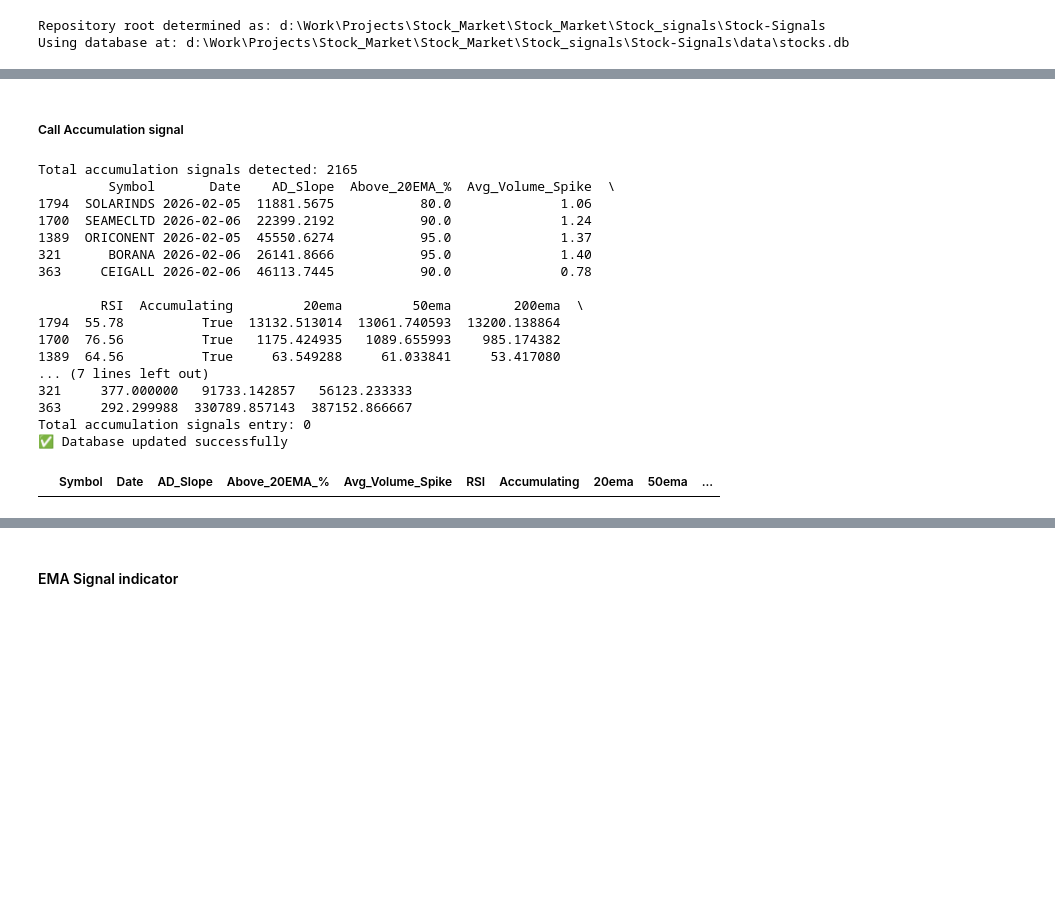
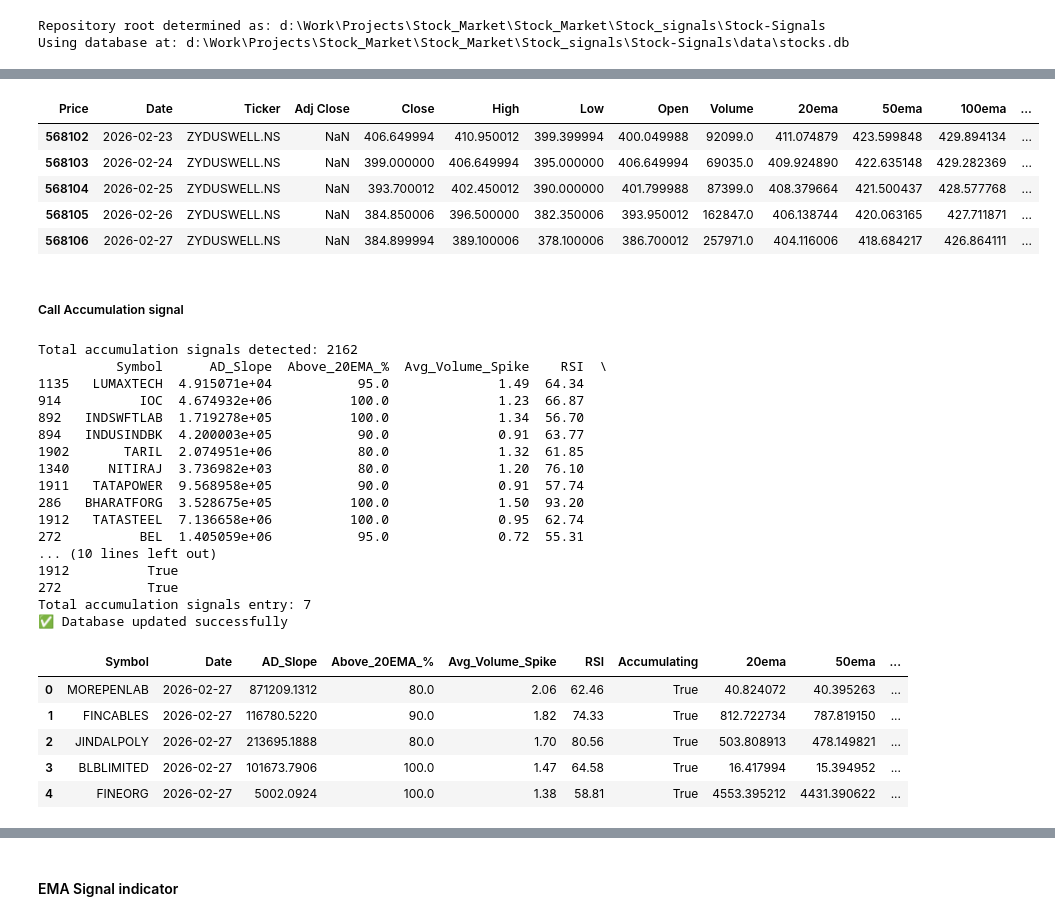
Before and after one commit to Deepak-Chaturvedi/Stock-Signals, a Jupyter notebook: notebooks/Stock_signals_execution_daily.ipynb, the cells around one changed output, grey strips where cells are left out. Drawn from its saved outputs; the diff is of its cells as text; code cells hidden in the pictures; blank space fills up the shorter version.

```diff
--- a/notebooks/Stock_signals_execution_daily.ipynb
+++ b/notebooks/Stock_signals_execution_daily.ipynb
@@ -127,3 +125,12 @@ d:\Work\Projects\Stock_Market\Stock_Market\Stock_signals\Stock-Signals\data\stoc
+# %%
+stock_df.tail()
+# %% [output]
+| Price | Date | Ticker | Adj Close | Close | High | Low | Open | Volume | 20ema | 50ema | 100ema | ... |
+| 568102 | 2026-02-23 | ZYDUSWELL.NS | NaN | 406.649994 | 410.950012 | 399.399994 | 400.049988 | 92099.0 | 411.074879 | 423.599848 | 429.894134 | ... |
+| 568103 | 2026-02-24 | ZYDUSWELL.NS | NaN | 399.000000 | 406.649994 | 395.000000 | 406.649994 | 69035.0 | 409.924890 | 422.635148 | 429.282369 | ... |
+| 568104 | 2026-02-25 | ZYDUSWELL.NS | NaN | 393.700012 | 402.450012 | 390.000000 | 401.799988 | 87399.0 | 408.379664 | 421.500437 | 428.577768 | ... |
+| 568105 | 2026-02-26 | ZYDUSWELL.NS | NaN | 384.850006 | 396.500000 | 382.350006 | 393.950012 | 162847.0 | 406.138744 | 420.063165 | 427.711871 | ... |
+| 568106 | 2026-02-27 | ZYDUSWELL.NS | NaN | 384.899994 | 389.100006 | 378.100006 | 386.700012 | 257971.0 | 404.116006 | 418.684217 | 426.864111 | ... |
 # %% [markdown]
 ##### Call Accumulation signal
 # %%
@@ -133,11 +140,11 @@ importlib.reload(acs)
 
 # Detect accumulation
 accumulation_df = acs.detect_gradual_accumulation(stock_df)
-# print("Total accumulation signals detected:", len(accumulation_df))
+print("Total accumulation signals detected:", len(accumulation_df))
 
 # Filter the ones meeting entry criteria
 accum_df = acs.filter_accumulation(accumulation_df)
-# print("Total accumulation signals entry:", len(accum_df))
+print("Total accumulation signals entry:", len(accum_df))
 
 
 status  = acs.save_accumulation_to_db(accum_df, db_path)
@@ -148,21 +155,26 @@ else:
 # View
 accum_df.head()
 # %% [output]
-Total accumulation signals detected: 2165
-         Symbol       Date    AD_Slope  Above_20EMA_%  Avg_Volume_Spike  \
-1794  SOLARINDS 2026-02-05  11881.5675           80.0              1.06
-1700  SEAMECLTD 2026-02-06  22399.2192           90.0              1.24
-1389  ORICONENT 2026-02-05  45550.6274           95.0              1.37
-321      BORANA 2026-02-06  26141.8666           95.0              1.40
-363     CEIGALL 2026-02-06  46113.7445           90.0              0.78
-
-        RSI  Accumulating         20ema         50ema        200ema  \
-1794  55.78          True  13132.513014  13061.740593  13200.138864
-1700  76.56          True   1175.424935   1089.655993    985.174382
-1389  64.56          True     63.549288     61.033841     53.417080
-... (7 lines left out)
-321     377.000000   91733.142857   56123.233333
-363     292.299988  330789.857143  387152.866667
-Total accumulation signals entry: 0
+Total accumulation signals detected: 2162
+          Symbol      AD_Slope  Above_20EMA_%  Avg_Volume_Spike    RSI  \
+1135   LUMAXTECH  4.915071e+04           95.0              1.49  64.34
+914          IOC  4.674932e+06          100.0              1.23  66.87
+892   INDSWFTLAB  1.719278e+05          100.0              1.34  56.70
+894   INDUSINDBK  4.200003e+05           90.0              0.91  63.77
+1902       TARIL  2.074951e+06           80.0              1.32  61.85
+1340     NITIRAJ  3.736982e+03           80.0              1.20  76.10
+1911   TATAPOWER  9.568958e+05           90.0              0.91  57.74
+286   BHARATFORG  3.528675e+05          100.0              1.50  93.20
+1912   TATASTEEL  7.136658e+06          100.0              0.95  62.74
+272          BEL  1.405059e+06           95.0              0.72  55.31
+... (10 lines left out)
+1912          True
+272           True
+Total accumulation signals entry: 7
 ✅ Database updated successfully
 |  | Symbol | Date | AD_Slope | Above_20EMA_% | Avg_Volume_Spike | RSI | Accumulating | 20ema | 50ema | ... |
+| 0 | MOREPENLAB | 2026-02-27 | 871209.1312 | 80.0 | 2.06 | 62.46 | True | 40.824072 | 40.395263 | ... |
+| 1 | FINCABLES | 2026-02-27 | 116780.5220 | 90.0 | 1.82 | 74.33 | True | 812.722734 | 787.819150 | ... |
+| 2 | JINDALPOLY | 2026-02-27 | 213695.1888 | 80.0 | 1.70 | 80.56 | True | 503.808913 | 478.149821 | ... |
+| 3 | BLBLIMITED | 2026-02-27 | 101673.7906 | 100.0 | 1.47 | 64.58 | True | 16.417994 | 15.394952 | ... |
+| 4 | FINEORG | 2026-02-27 | 5002.0924 | 100.0 | 1.38 | 58.81 | True | 4553.395212 | 4431.390622 | ... |
```
Also changed, not shown: parts of 5 cells of this notebook, 2 other files.
